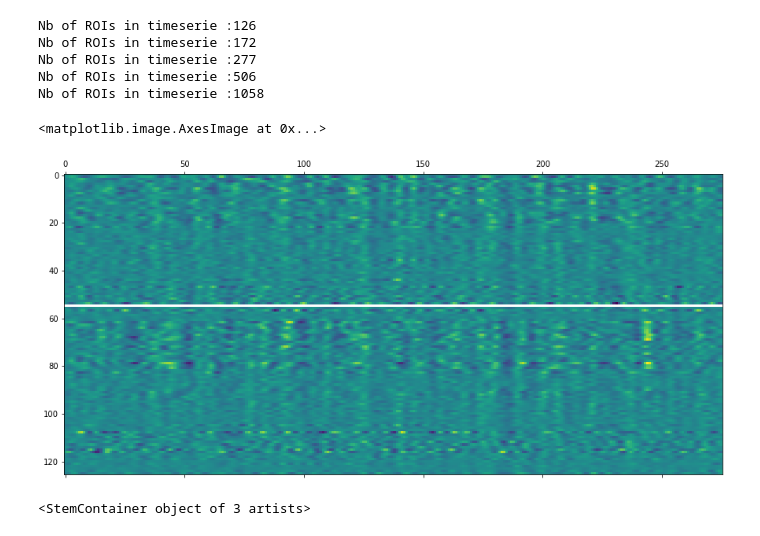
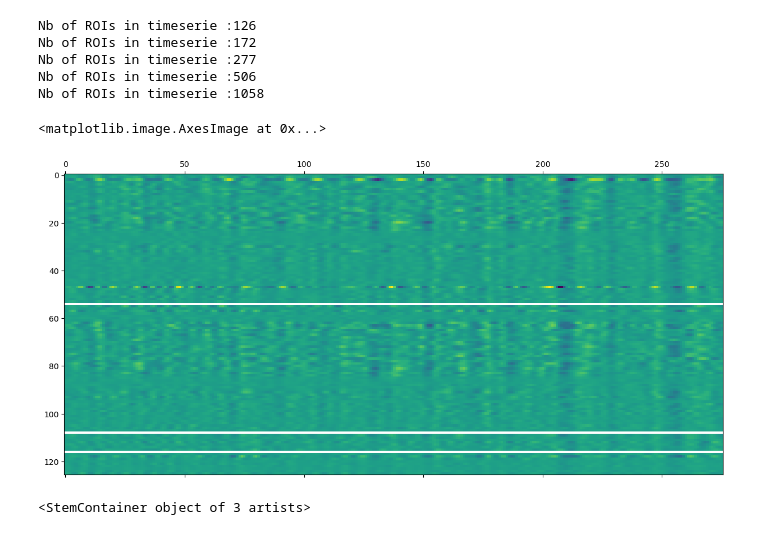
Before and after one commit to hugofluhr/gsp_neuro, a Jupyter notebook: notebooks/timeseries_xplore.ipynb, the cells around one changed output. Cells and saved outputs as stored; diff of their text form; code cells hidden in the pictures.

Commit message:
changed path to mbp

```diff
--- a/notebooks/timeseries_xplore.ipynb
+++ b/notebooks/timeseries_xplore.ipynb
@@ -3,7 +3,7 @@ import numpy as np
 import glob
 from matplotlib import pyplot as plt
 # %%
-data_path = ("/home/localadmin/Bureau/HUGO/Hugo/timeseries/")
+data_path = ("/Users/hugofluhr/chuv/data/biopyscho_ctrls_signals/timeseries/")
 # %%
 timeserie_files = {"scale{}".format(i) : glob.glob(data_path + "scale{}/".format(i) + "*.npy",recursive=True) for i in [1, 2, 3, 4, 5,]}
 # %%
@@ -16,12 +16,12 @@ Nb of ROIs in timeserie :277
 Nb of ROIs in timeserie :506
 Nb of ROIs in timeserie :1058
 # %%
-ts = np.load(timeserie_files.get('scale1')[1])
+ts = np.load(timeserie_files.get('scale1')[3])
 plt.figure(figsize=(15,15))
 plt.matshow(ts, fignum=0)
 # %% [output]
 <matplotlib.image.AxesImage at 0x...>
-[figure, old version]
+[figure, new version]
 # %%
 plt.stem(np.mean(ts, axis=1))
 # %% [output]
```
Also changed, not shown: parts of 1 cell of this notebook.
